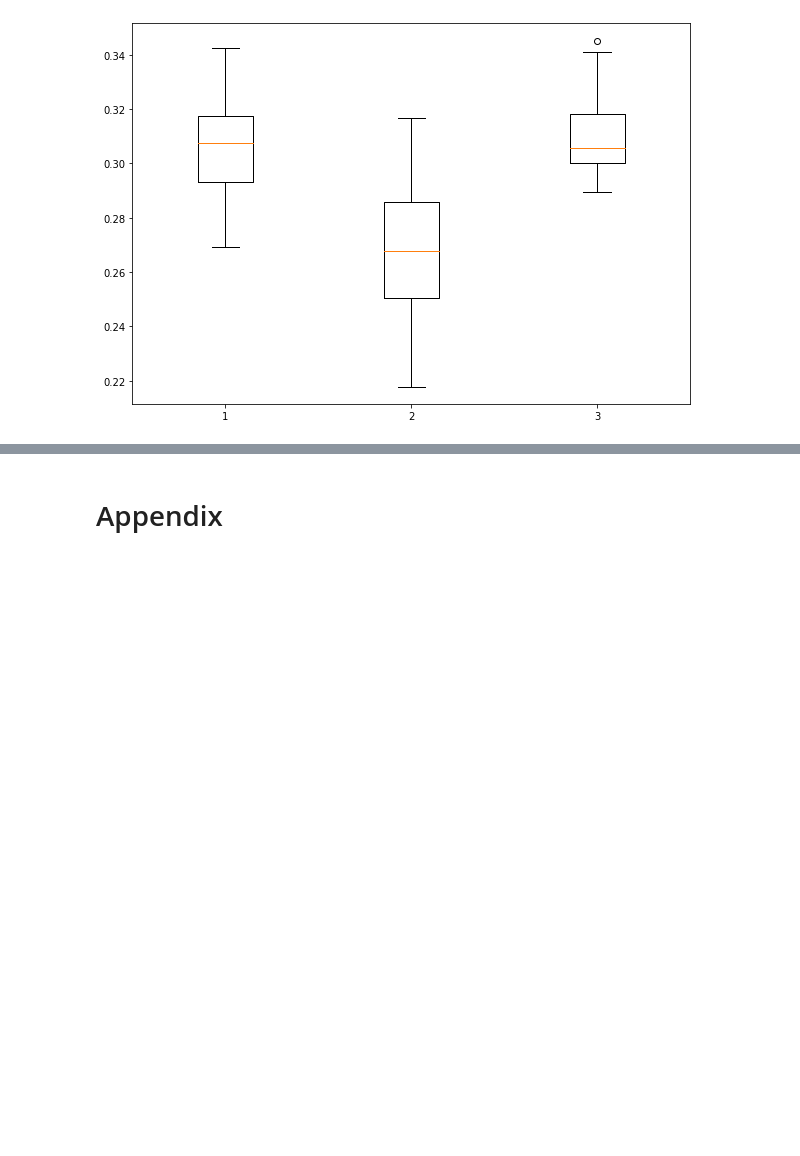
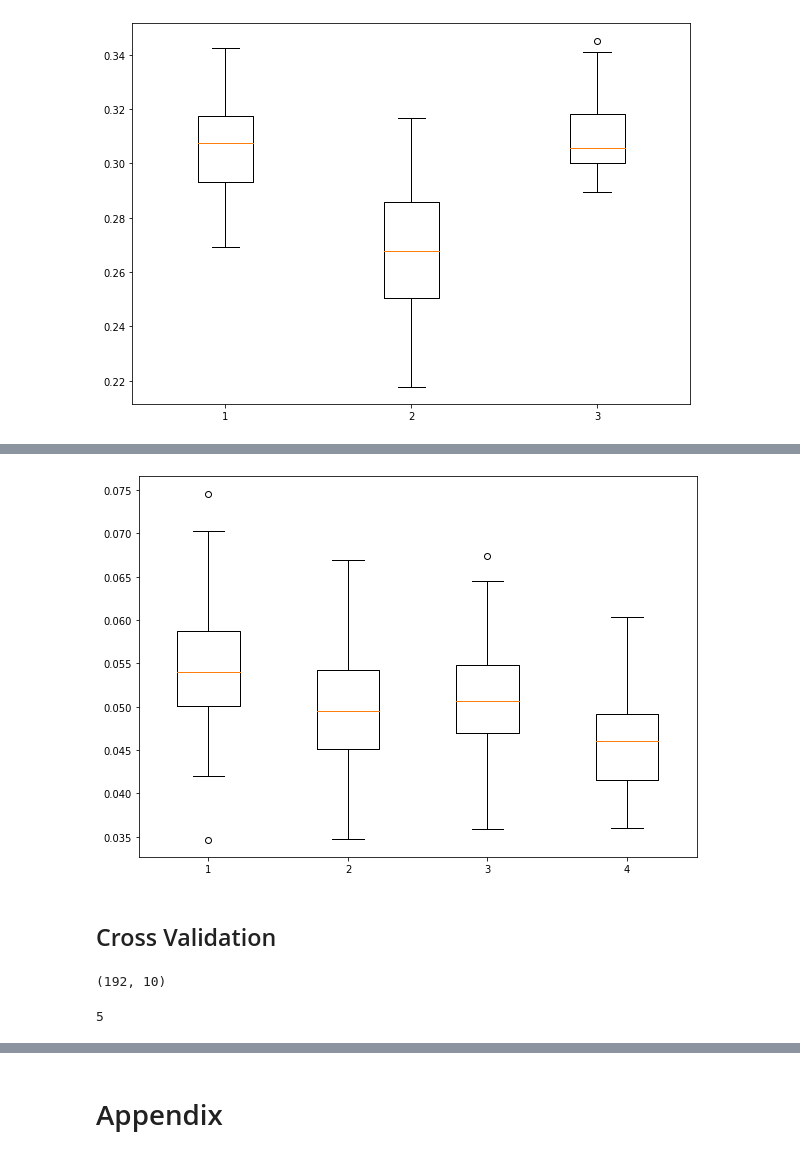
Before and after one commit to UM-KevinHe/DeepLearningKL, a Jupyter notebook: Deep Learning with KL Divergence.ipynb, the cells around one changed output, grey strips where cells are left out. Cells and saved outputs as stored; diff of their text form; code cells hidden in the pictures; blank space fills up the shorter version.

```diff
--- a/Deep Learning with KL Divergence.ipynb
+++ b/Deep Learning with KL Divergence.ipynb
@@ -1343,0 +1828,8 @@ plt.show()
+# %%
+fig = plt.figure(figsize =(10, 7))
+plt.boxplot([integrated_brier_score_array_1, integrated_brier_score_array_2, integrated_brier_score_array_3, integrated_brier_score_array_4])
+plt.show()
+# %% [output]
+[figure, added]
+# %% [markdown]
+## Cross Validation
@@ -1343,0 +1874,4 @@ plt.show()
+# %%
+combined_info_train.shape
+# %% [output]
+(192, 10)
@@ -1343,0 +1883,5 @@ plt.show()
+# %%
+kf = KFold(n_splits=5) # Define the split - into 2 folds
+kf.get_n_splits(X_train) # returns the number of splitting iterations in the cross-validator
+# %% [output]
+5
```
Also changed, not shown: parts of 169 cells of this notebook.
